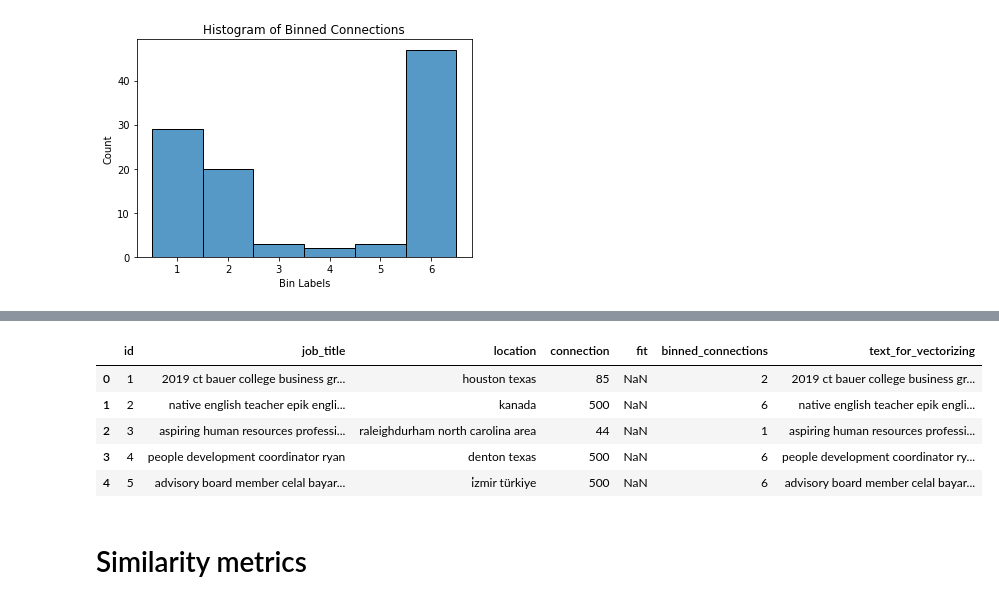
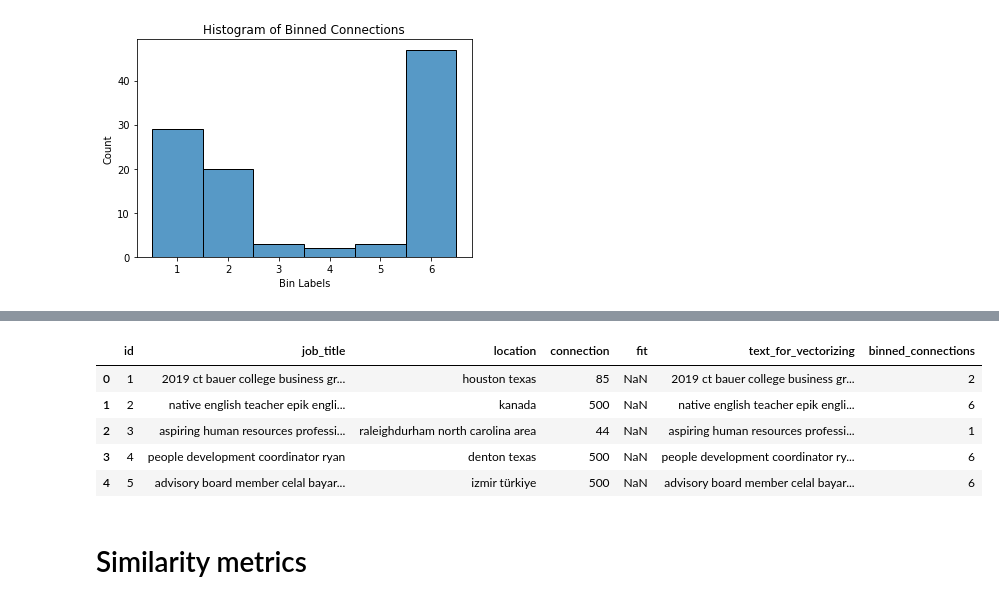
Before and after one commit to cholmess/Potential_Talents, a Jupyter notebook: notebooks/Potential Talents.ipynb, the cells around one changed output, grey strips where cells are left out. Drawn from its saved outputs; the diff is of its cells as text; code cells hidden in the pictures.

```diff
--- a/notebooks/Potential Talents.ipynb
+++ b/notebooks/Potential Talents.ipynb
@@ -224,13 +217,13 @@ talents.head()
 # %%
-talents['text_for_vectorizing'] = talents.job_title+ " " +talents.location + " " + talents.connection
+talents['text_for_vectorizing'] = talents.job_title+ " " +talents.location
 talents.head()
 # %% [output]
-|  | id | job_title | location | connection | fit | binned_connections | text_for_vectorizing |
-| 0 | 1 | 2019 ct bauer college business gr... | houston texas | 85 | NaN | 2 | 2019 ct bauer college business gr... |
-| 1 | 2 | native english teacher epik engli... | kanada | 500 | NaN | 6 | native english teacher epik engli... |
-| 2 | 3 | aspiring human resources professi... | raleighdurham north carolina area | 44 | NaN | 1 | aspiring human resources professi... |
-| 3 | 4 | people development coordinator ryan | denton texas | 500 | NaN | 6 | people development coordinator ry... |
-| 4 | 5 | advisory board member celal bayar... | i̇zmir türkiye | 500 | NaN | 6 | advisory board member celal bayar... |
+|  | id | job_title | location | connection | fit | text_for_vectorizing | binned_connections |
+| 0 | 1 | 2019 ct bauer college business gr... | houston texas | 85 | NaN | 2019 ct bauer college business gr... | 2 |
+| 1 | 2 | native english teacher epik engli... | kanada | 500 | NaN | native english teacher epik engli... | 6 |
+| 2 | 3 | aspiring human resources professi... | raleighdurham north carolina area | 44 | NaN | aspiring human resources professi... | 1 |
+| 3 | 4 | people development coordinator ryan | denton texas | 500 | NaN | people development coordinator ry... | 6 |
+| 4 | 5 | advisory board member celal bayar... | izmir türkiye | 500 | NaN | advisory board member celal bayar... | 6 |
 # %% [markdown]
 # Similarity metrics
 # %% [markdown]
```
Also changed, not shown: parts of 17 cells of this notebook.
